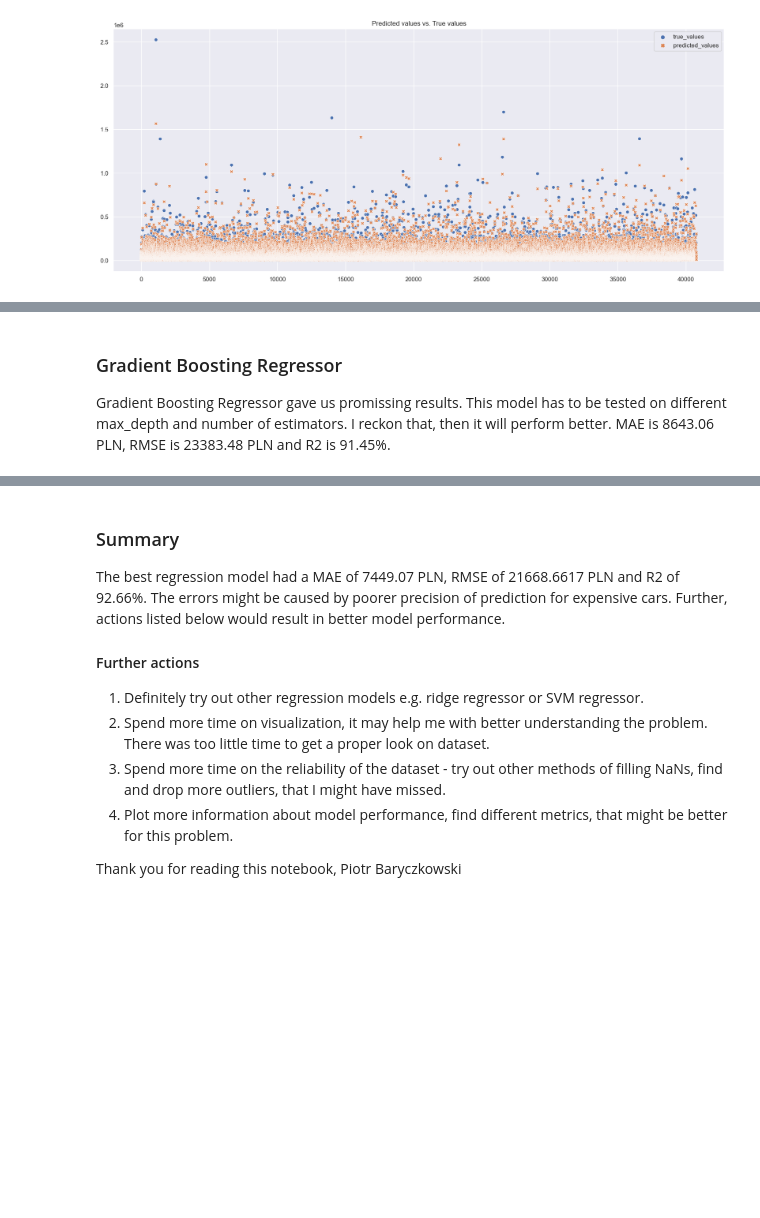
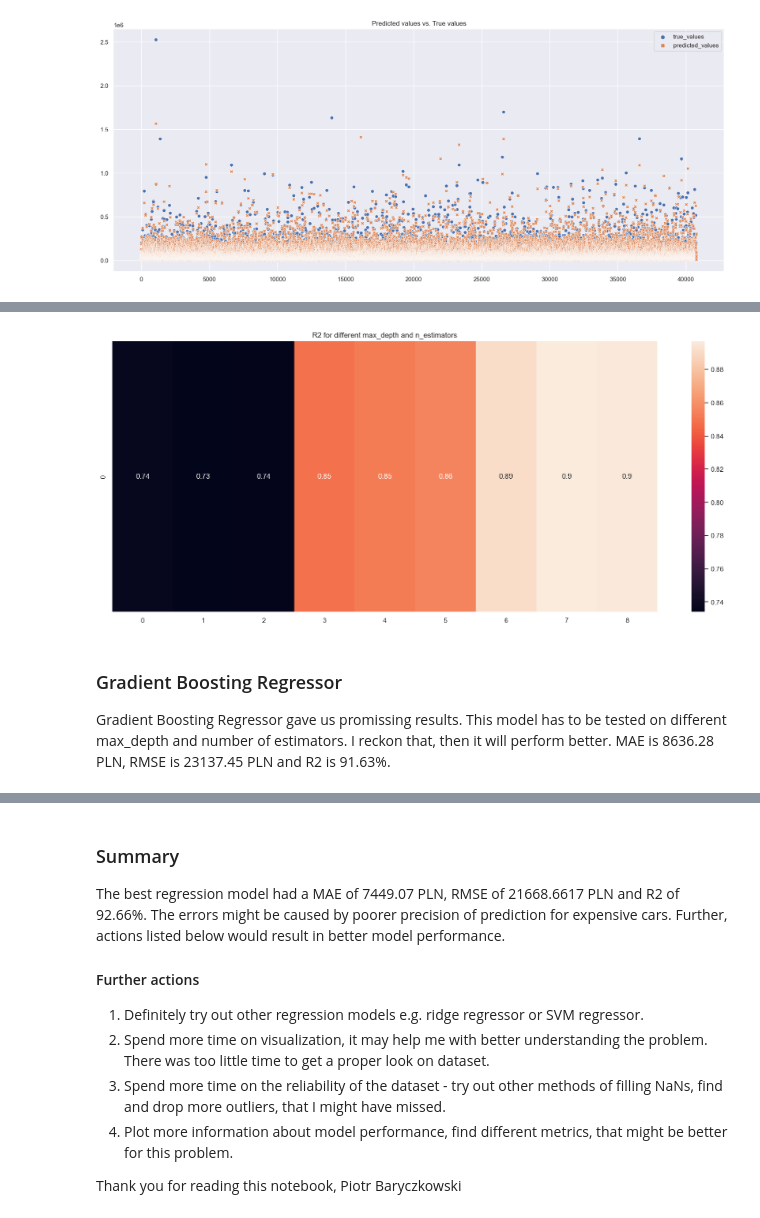
Before and after one commit to Piotr45/cars_price_prediction, a Jupyter notebook: car_price_prediction.ipynb, the cells around one changed output, grey strips where cells are left out. Drawn from its saved outputs; the diff is of its cells as text; code cells hidden in the pictures; blank space fills up the shorter version.

```diff
--- a/car_price_prediction.ipynb
+++ b/car_price_prediction.ipynb
@@ -356,9 +375,11 @@ sns.heatmap([results['mean_test_RMSE']], annot=True).set(title='RMSE for differe
 # %%
-sns.heatmap([results['mean_test_R2']], annot=True).set(title='R2 for different max_depth');
+sns.heatmap([results['mean_test_R2']], annot=True).set(title='R2 for different max_depth and n_estimators');
+# %% [output]
+[figure, added]
 # %% [markdown]
 ### Gradient Boosting Regressor
 
-Gradient Boosting Regressor gave us promissing results. This model has to be tested on different max_depth and number of estimators. I reckon that, then it will perform better. MAE is 8643.06 PLN, RMSE is 23383.48 PLN and R2 is 91.45%.
+Gradient Boosting Regressor gave us promissing results. This model has to be tested on different max_depth and number of estimators. I reckon that, then it will perform better. MAE is 8636.28 PLN, RMSE is 23137.45 PLN and R2 is 91.63%.
 # %%
 from sklearn.ensemble import GradientBoostingRegressor
 
```
Also changed, not shown: parts of 18 cells of this notebook.
